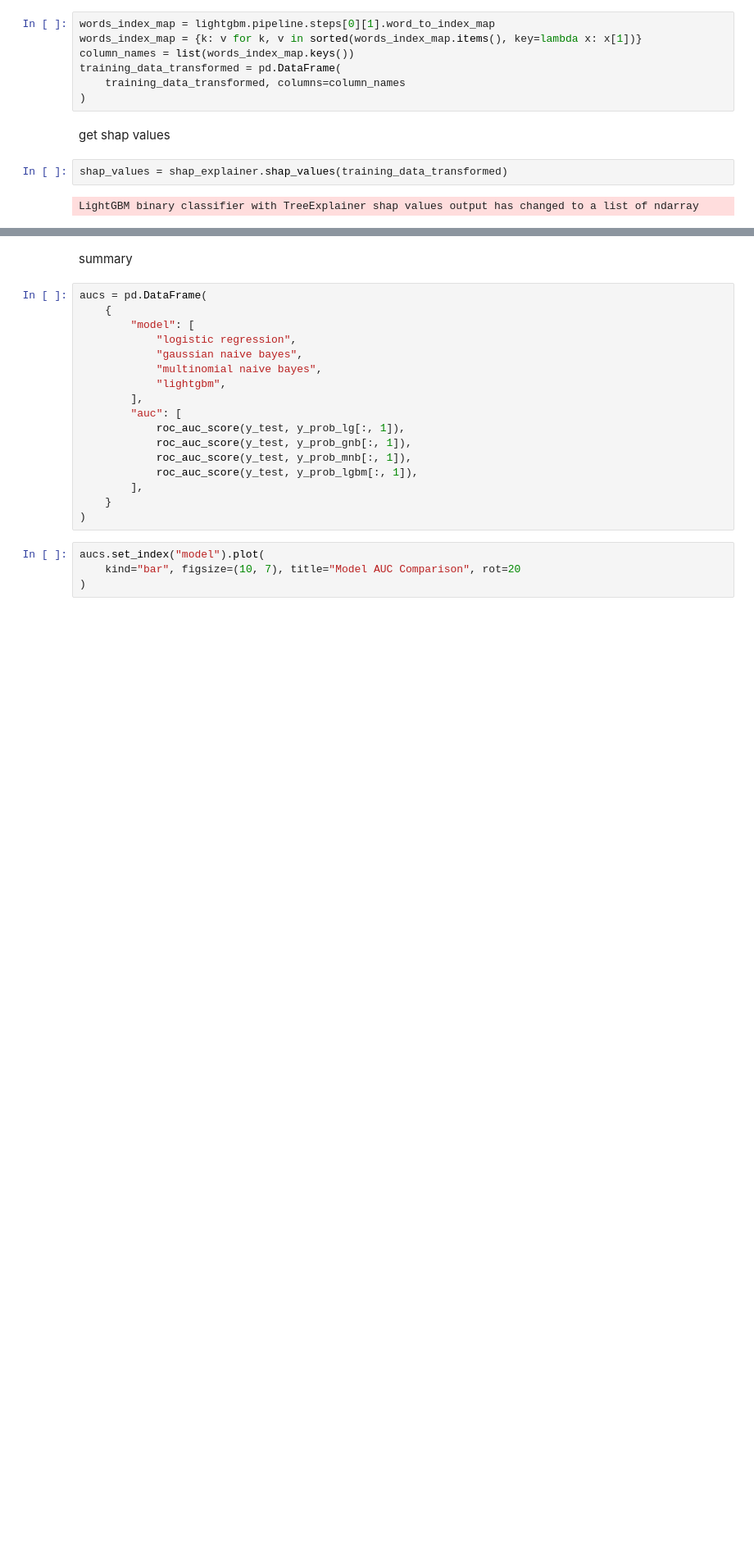
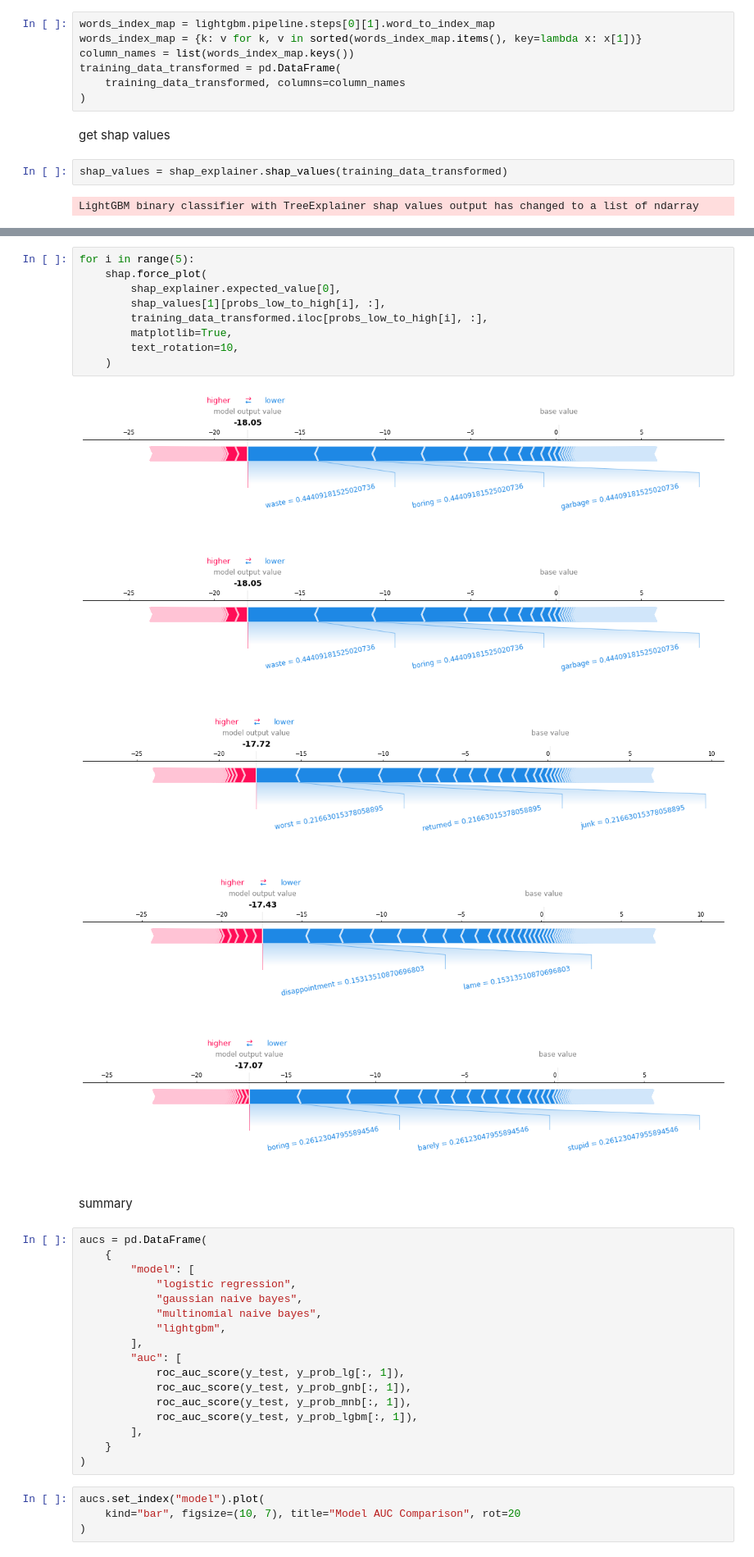
Before and after one commit to chen-bowen/Streamlined_Sentiment_Analysis, a Jupyter notebook: notebooks/Sentiment Analysis Model-TF-IDF.ipynb, the cells around one changed output, grey strips where cells are left out. Shown at 82% size. Cells and saved outputs as stored; diff of their text form; blank space fills up the shorter version.

Commit message:
fix shap errors

```diff
--- a/notebooks/Sentiment Analysis Model-TF-IDF.ipynb
+++ b/notebooks/Sentiment Analysis Model-TF-IDF.ipynb
@@ -234,3 +232,18 @@ for i in range(10):
+# %%
+for i in range(5):
+    shap.force_plot(
+        shap_explainer.expected_value[0],
+        shap_values[1][probs_low_to_high[i], :],
+        training_data_transformed.iloc[probs_low_to_high[i], :],
+        matplotlib=True,
+        text_rotation=10,
+    )
+# %% [output]
+[figure, added]
+[figure, added]
+[figure, added]
+[figure, added]
+[figure, added]
 # %% [markdown]
 summary
 # %%
```
Also changed, not shown: parts of 14 cells of this notebook, 2 other files.
